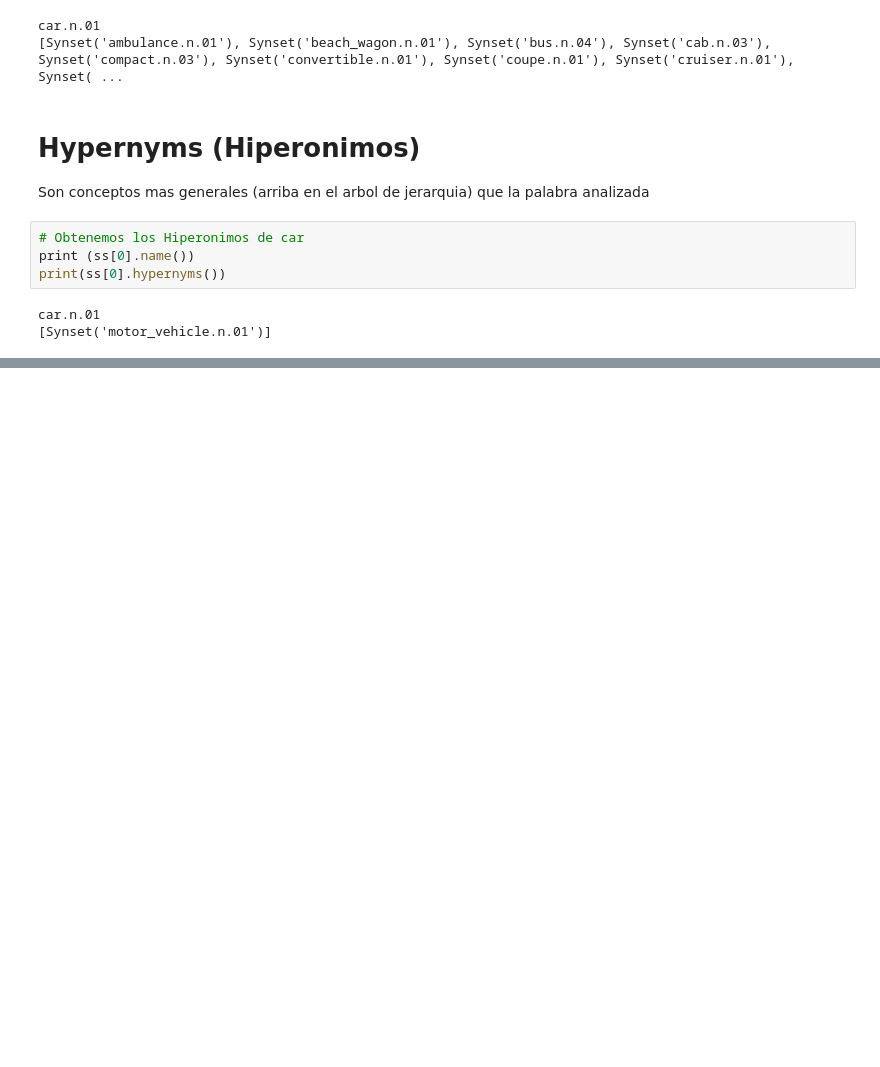
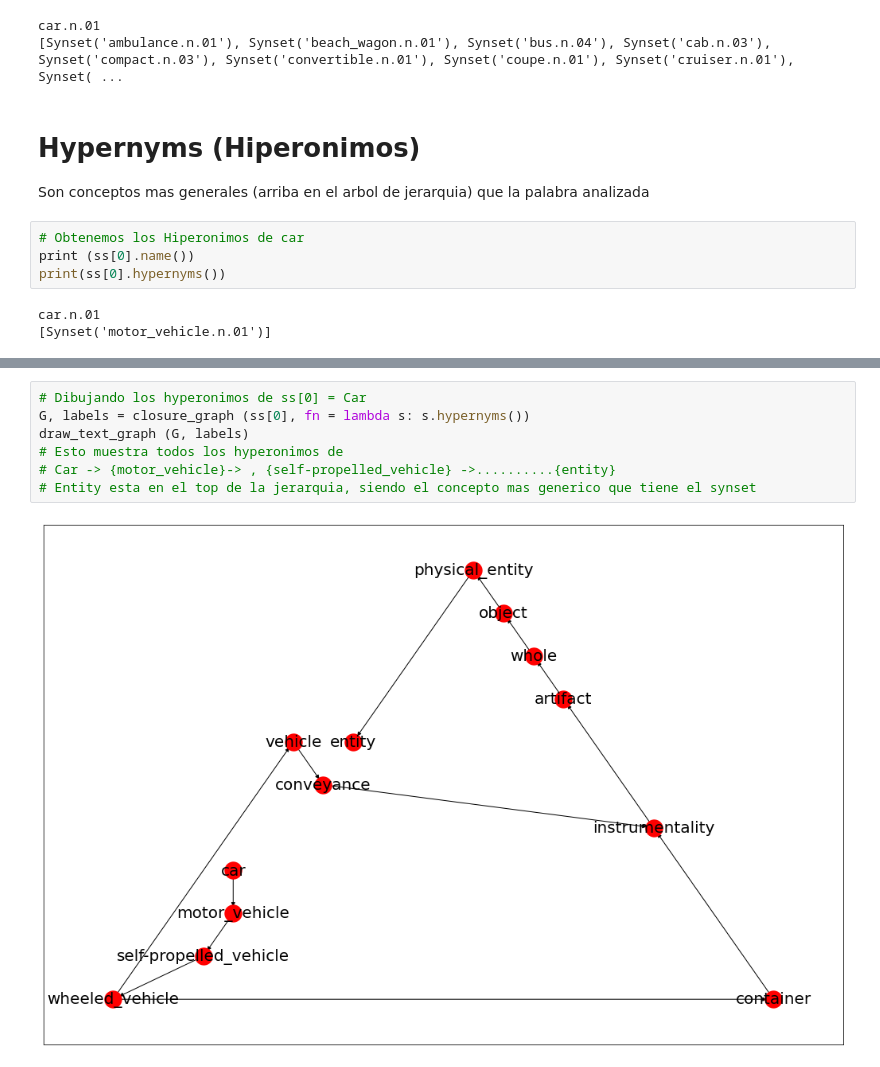
Before and after one commit to tecnocrata/artificial-intelligence-course, a Jupyter notebook: 1.nlp/4_lexical_resources.ipynb, the cells around one changed output, grey strips where cells are left out. Saved outputs shown, nothing was run; the diff lists cells and outputs as text; blank space fills up the shorter version.

```diff
--- a/1.nlp/4_lexical_resources.ipynb
+++ b/1.nlp/4_lexical_resources.ipynb
@@ -168,0 +219,9 @@ car.n.01
+# %%
+# Dibujando los hyperonimos de ss[0] = Car
+G, labels = closure_graph (ss[0], fn = lambda s: s.hypernyms())
+draw_text_graph (G, labels)
+# Esto muestra todos los hyperonimos de
+# Car -> {motor_vehicle}-> , {self-propelled_vehicle} ->..........{entity}
+# Entity esta en el top de la jerarquia, siendo el concepto mas generico que tiene el synset
+# %% [output]
+[figure, added]
```
Also changed, not shown: parts of 6 cells of this notebook.
